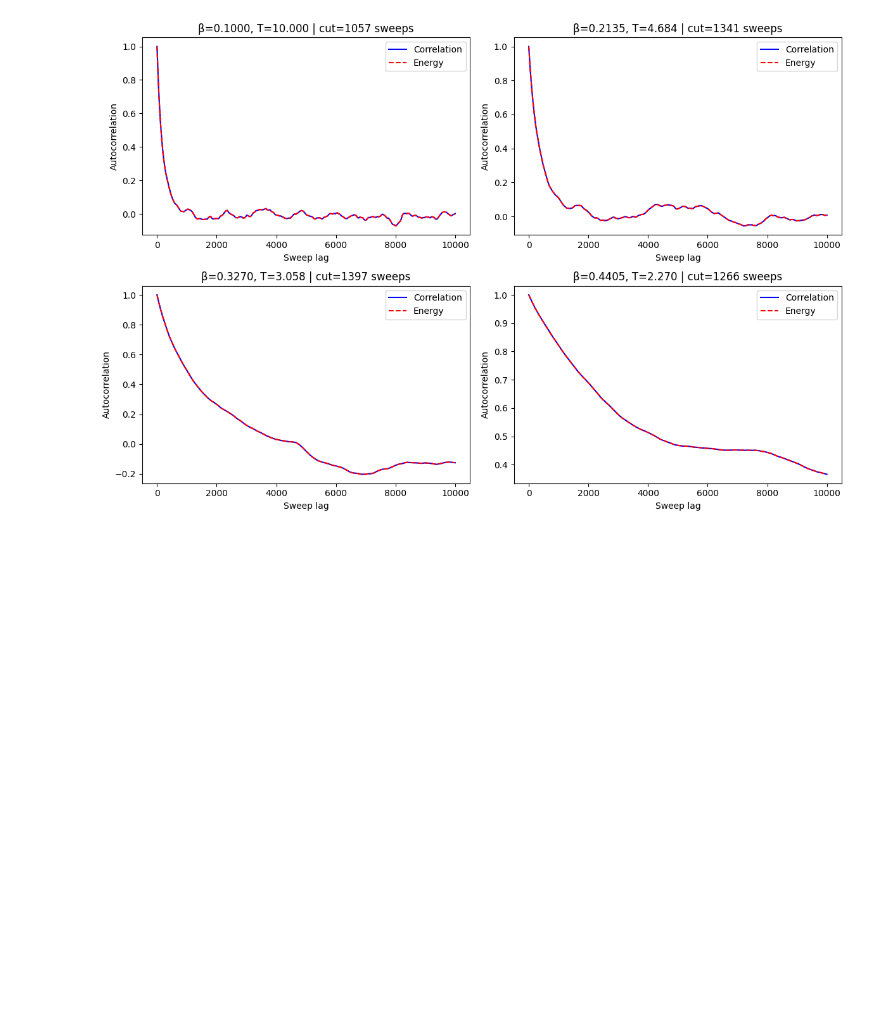
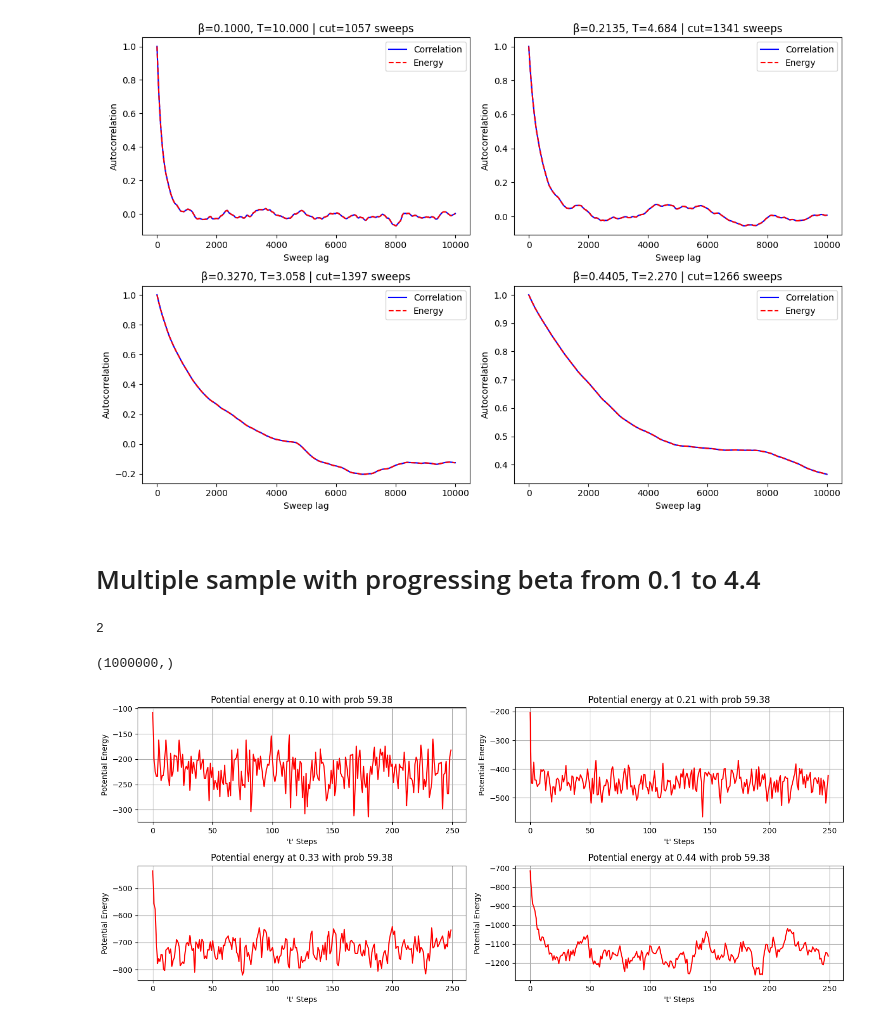
Before and after one commit to bekor/percolation_poc_cpp, a Jupyter notebook: notebook/visualisaton.ipynb, the cells around one changed output. Cells and saved outputs as stored; diff of their text form; code cells hidden in the pictures; blank space fills up the shorter version.

```diff
--- a/notebook/visualisaton.ipynb
+++ b/notebook/visualisaton.ipynb
@@ -162,7 +186,7 @@ import h5py
 
 def first_mf():
     metrics = dict()
-    with h5py.File("metrics_30x30_1000.h5", "r") as f:
+    with h5py.File("percolation/metrics_30x30_1000.h5", "r") as f:
         prob       = f["probability"][:]   # (n_metrics,)
         activation = f["activation"][:]    # (n_metrics,)
         spanning   = f["spanning"][:]      # (n_metrics, n_steps)
@@ -793,9 +738,17 @@ plot_energy_acceptance(ising_data_moving, 0, 'at moving beta')
 # %%
 def plot_energy_acceptance_multiple_beta(data, index, title_info=''):
     fig, axs = plt.subplots(2, 2, figsize=(14, 6))
-
-    beta_raw = data["beta"][index]
-    energy_raw = data["net_energy"][index]
+    beta_raw = []
+    energy_raw = []
+    probability = 0.0
+    if index < 0 :
+        beta_raw = data["beta"]
+        energy_raw = data["net_energy"]
+        probability = data["probability"]
+    else:
+        beta_raw = data["beta"][index]
+        energy_raw = data["net_energy"][index]
+        probability = data["probability"][index]
     betas = sorted(set(beta_raw))
     betas_index = sorted([int(np.where(beta_raw == b)[0][-1]) for b in betas])
 
@@ -806,7 +759,7 @@ def plot_energy_acceptance_multiple_beta(data, index, title_info=''):
 
     for ax, energy, beta in zip(axs.flat, energies, betas):
         ax.plot(energy, linestyle='-', color='r')
-        ax.set_title(f'Potential energy at {beta:.2f} with prob {data["probability"][index]:.2f}')
+        ax.set_title(f'Potential energy at {beta:.2f} with prob {probability:.2f}')
         ax.set_xlabel("'t' Steps")
         ax.set_ylabel('Potential Energy')
         ax.grid(True)
@@ -893,3 +845,23 @@ length of stage: 248603
 cutoff index: 1266
 length of stage: 248734
 [figure]
+# %% [markdown]
+# Multiple sample with progressing beta from 0.1 to 4.4
+# %%
+
+ising_metrics_2_moving = load_metrics_ising("ising_metrics/ising_metrics_30_1m_2s_moving.h5", False, True)
+print(len(ising_metrics_2_moving["beta"]))
+# %% [output]
+2
+# %%
+im_2moving = {
+    "net_energy" : np.mean(ising_metrics_2_moving["net_energy"], axis=0),
+    "beta" : np.mean(ising_metrics_2_moving["beta"], axis=0),
+    "probability" : ising_metrics_2_moving["probability"][0],
+    "correlation" : np.mean(ising_metrics_2_moving["correlation"], axis=0),
+}
+print(im_2moving["beta"].shape)
+plot_energy_acceptance_multiple_beta(im_2moving, -1, 'at moving beta')
+# %% [output]
+(1000000,)
+[figure, added]
```
Also changed, not shown: parts of 41 cells of this notebook, 9 other files.
